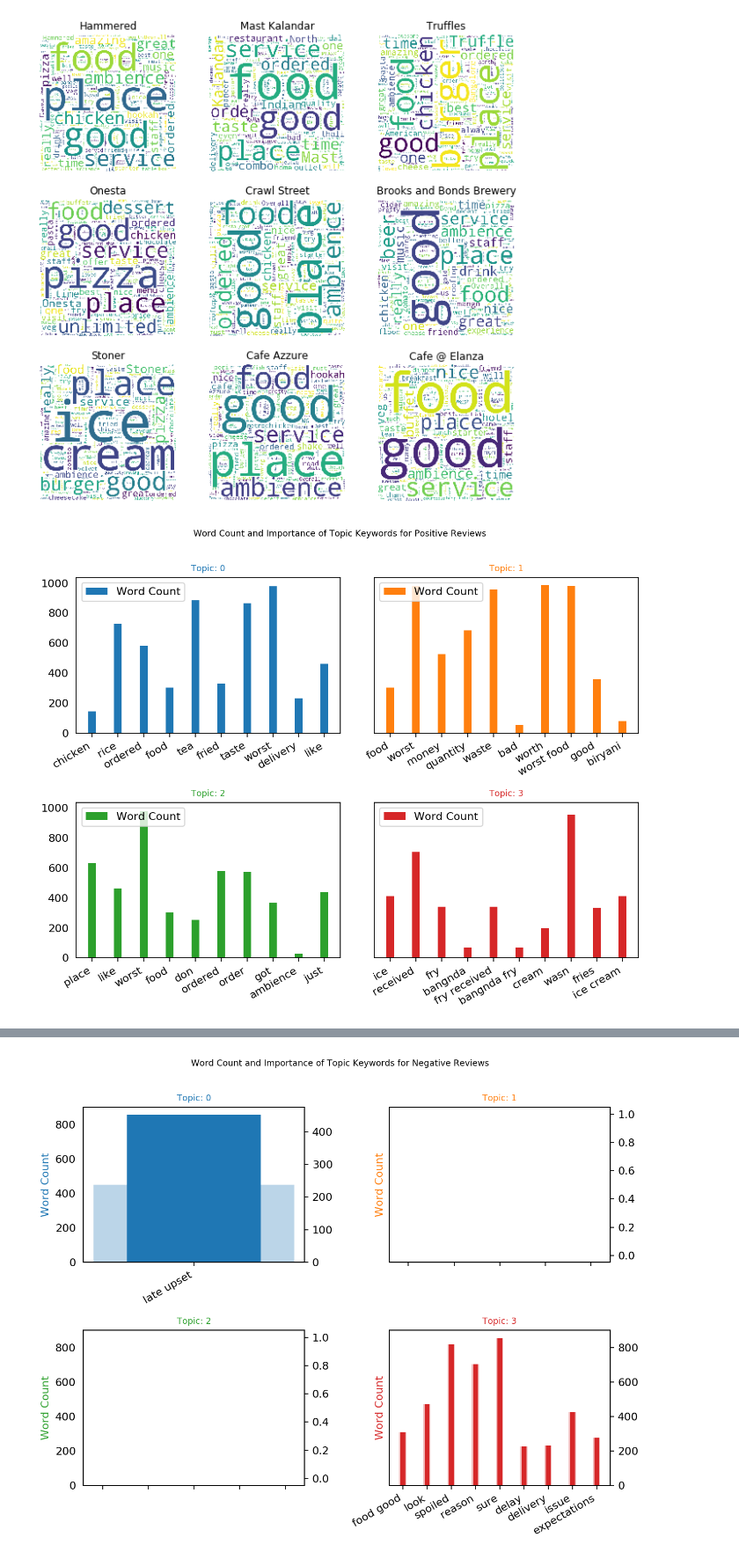
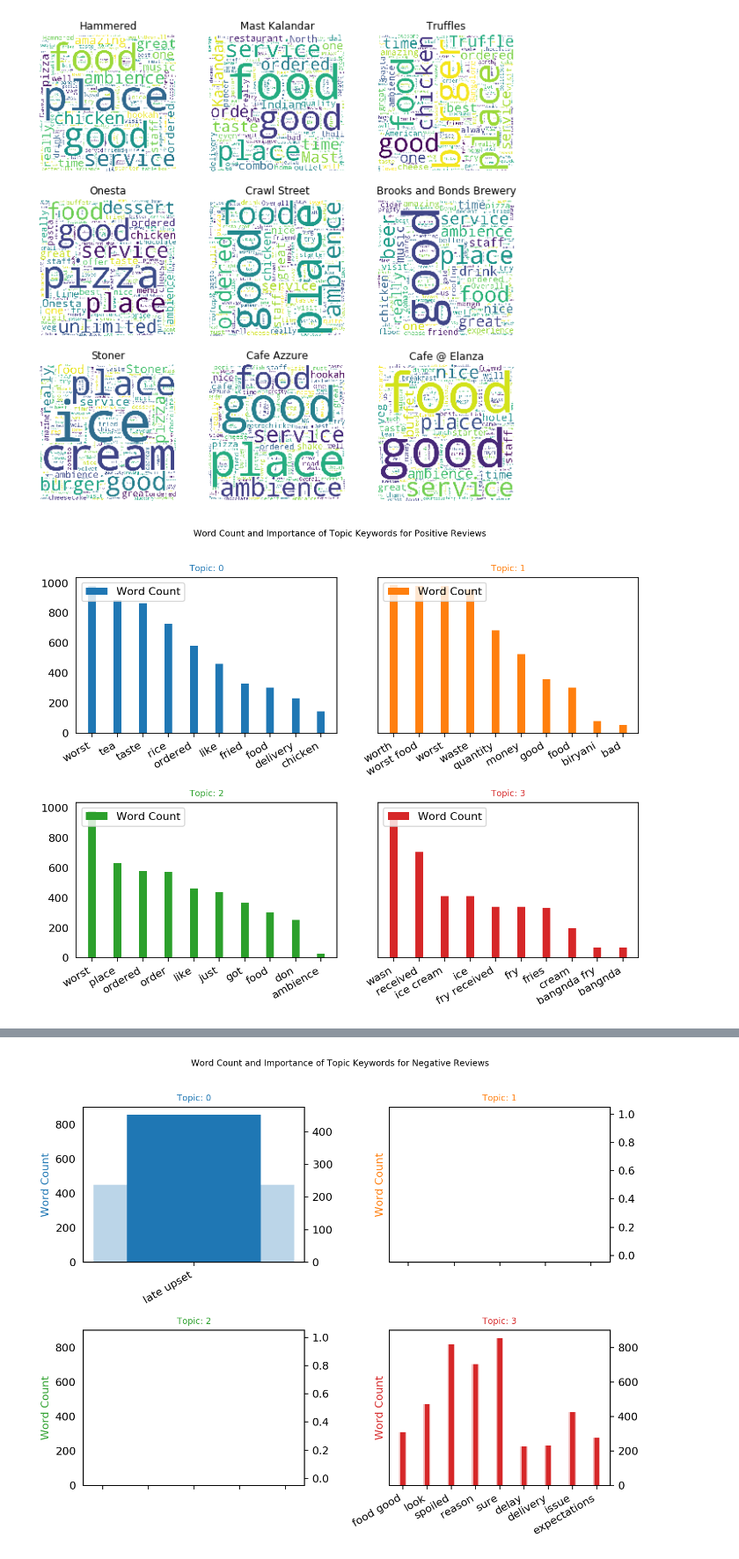
Before and after one commit to robinsaheb/ResturantReviews, a Jupyter notebook: Zomato Notebook.ipynb, the cells around one changed output, grey strips where cells are left out. Shown at 88% size. Cells and saved outputs as stored; diff of their text form; code cells hidden in the pictures.

Commit message:
Topic Modeling Update
Sorted by importance, might remove word count. Not sure.

```diff
--- a/Zomato Notebook.ipynb
+++ b/Zomato Notebook.ipynb
@@ -266,33 +266,33 @@ lda_z = lda.fit_transform(tf)
 # %%
 counter = Counter(corpus)
 out = []
 for topic_idx, topic in enumerate(lda.components_):
     for i in topic.argsort()[:-10 - 1:-1]:
         out.append([tf_feature_names[i], topic_idx, i, counter[tf_feature_names[i]]])
 
 
 dataframe = pd.DataFrame(out, columns=['word', 'topic_id', 'importance', 'word_count'])
-
+dataframe = dataframe.sort_values(by = ['importance'], ascending = False)
 
 # Plot Word Count and Weights of Topic Keywords
 fig, axes = plt.subplots(2, 2, figsize=(8,6), sharey=True, dpi=160)
 cols = [color for name, color in mcolors.TABLEAU_COLORS.items()]
 for i, ax in enumerate(axes.flatten()):
     ax.bar(x='word', height="importance", data=dataframe.loc[dataframe.topic_id==i, :], color=cols[i], width=0.3, label='Word Count')
     #ax_twin = ax.twinx()
     #ax_twin.bar(x='word', height="importance", data=dataframe.loc[dataframe.topic_id==i, :], color=cols[i], width=0.2, label='Weights')
     #ax.set_ylabel('Word Count', color=cols[i])
     #ax_twin.set_ylim(0, 0.030); ax.set_ylim(0, 3500)
     ax.set_title('Topic: ' + str(i), color=cols[i], fontsize=8)
     ax.tick_params(axis='y', left=False)
     ax.set_xticklabels(dataframe.loc[dataframe.topic_id==i, 'word'], rotation=30, horizontalalignment= 'right')
     ax.legend(loc='upper left'); ax_twin.legend(loc='upper right')
 
 fig.tight_layout(w_pad=2)
 fig.suptitle('Word Count and Importance of Topic Keywords for Positive Reviews', fontsize=8, y=1.05)
 plt.show()
 # %% [output]
-[figure, old version]
+[figure, new version]
 # %%
 # For Negative Reviews
 no_features = 1000
```
Also changed, not shown: parts of 3 cells of this notebook.
